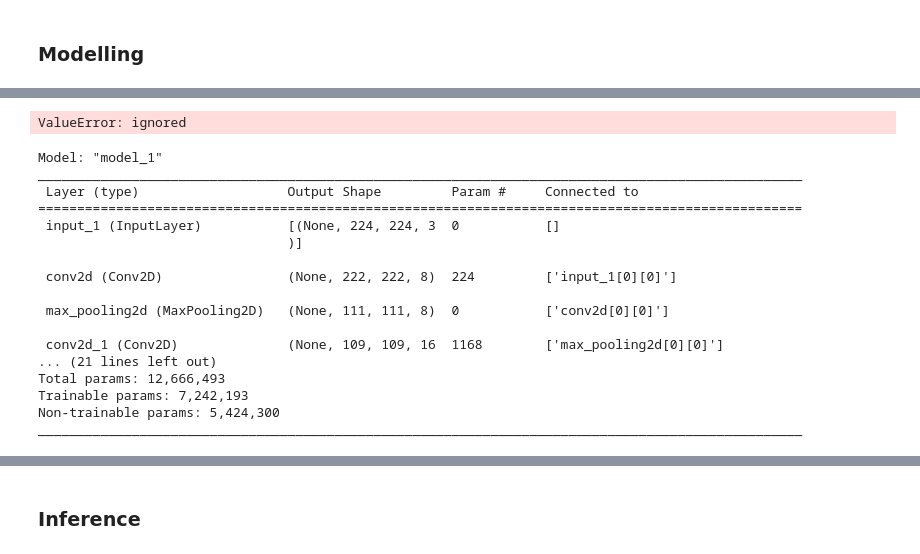
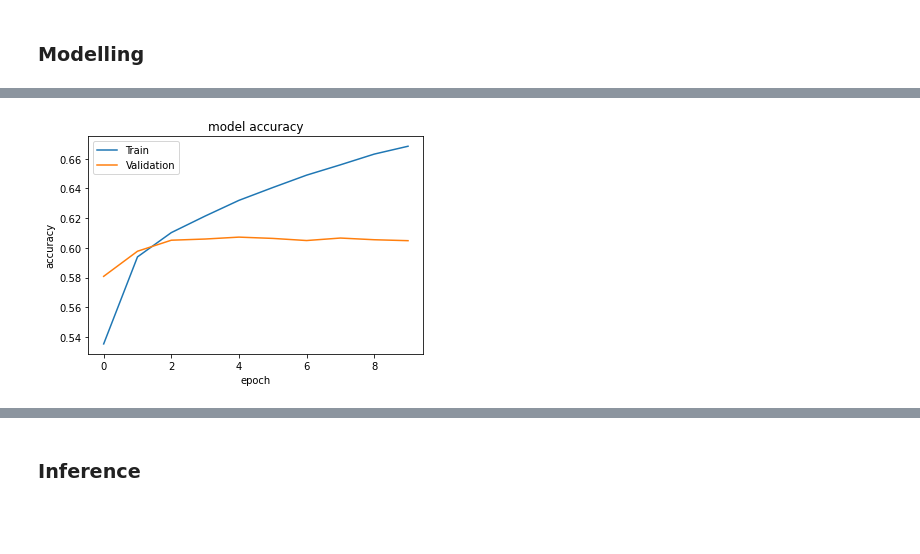
Before and after one commit to poolkit/Image-2-Text, a Jupyter notebook: img2txt.ipynb, the cells around one changed output, grey strips where cells are left out. Cells and saved outputs as stored; diff of their text form; code cells hidden in the pictures; blank space fills up the shorter version.

Commit message:
training done, used different architecture'

```diff
--- a/img2txt.ipynb
+++ b/img2txt.ipynb
@@ -540,3 +312,19 @@ model.compile(loss=tensorflow.keras.losses.SparseCategoricalCrossentropy(),metri
+# %%
+image_input = Input(shape=(512,), name='image_i/p')
+image_output = Dense(256,activation='relu', name='image_dense')(image_input)
+
+text_input = Input(shape=(max_length,), name='text_i/p')
+embed = Embedding(input_dim=vocab_length, output_dim=256, weights=[embed_matrix], trainable=False, name='embeddings')
+text_embed = embed(text_input)
+lstm = LSTM(256, name='lstm')
+text_output = lstm(text_embed)
+
+combine = Add()([image_output, text_output])
+final_dense = Dense(256,activation='relu', name='combine_dense')(combine)
+final_output = Dense(vocab_length, activation='softmax', name='final_dense')(final_dense)
+
+model = Model(inputs=[image_input,text_input], outputs=final_output)
+model.compile(loss=tensorflow.keras.losses.CategoricalCrossentropy(),metrics=['accuracy'],optimizer='adam')
 # %%
 model.summary()
 # %% [output]
@@ -642,12 +368,12 @@ IndentationError: ignored
 # %%
-epochs = 1
-train_steps = len(train_filepaths)//batch_size
-val_steps = len(val_filepaths)//batch_size
+epochs = 10
+batch_size = 32
+train_steps = len(train_images)//batch_size
+val_steps = len(val_images)//batch_size
 # %%
-train_generator = image_generator('train', batch_size)
-val_generator = image_generator('val', batch_size)
+train_generator = batch_generator('train', batch_size)
+val_generator = batch_generator('val', batch_size)
 # %%
 history = model.fit(train_generator, steps_per_epoch=train_steps,
-                    epochs=epochs, validation_data=val_generator, validation_steps=val_steps,
-                    callbacks=[checkpoint_callback, early_stopping_callback])
+                    epochs=epochs, validation_data=val_generator, validation_steps=val_steps)
 # %% [output]
@@ -766,24 +399,0 @@ model1.compile(loss=tf.keras.losses.SparseCategoricalCrossentropy(),metrics=['ac
-# %%
-model1.load_weights('/content/drive/MyDrive/Projects/Image_captioning/saved_weights/model.02-0.72.h5')
-# %% [output]
-ValueError: ignored
-# %%
-model1.summary()
-# %% [output]
-Model: "model_1"
-__________________________________________________________________________________________________
- Layer (type)                   Output Shape         Param #     Connected to
-==================================================================================================
- input_1 (InputLayer)           [(None, 224, 224, 3  0           []
-                                )]
-
- conv2d (Conv2D)                (None, 222, 222, 8)  224         ['input_1[0][0]']
-
- max_pooling2d (MaxPooling2D)   (None, 111, 111, 8)  0           ['conv2d[0][0]']
-
- conv2d_1 (Conv2D)              (None, 109, 109, 16  1168        ['max_pooling2d[0][0]']
-... (21 lines left out)
-Total params: 12,666,493
-Trainable params: 7,242,193
-Non-trainable params: 5,424,300
-__________________________________________________________________________________________________
@@ -789,0 +407,10 @@ ________________________________________________________________________________
+# %%
+plt.plot(history.history['accuracy'])
+plt.plot(history.history['val_accuracy'])
+plt.title('model accuracy')
+plt.ylabel('accuracy')
+plt.xlabel('epoch')
+plt.legend(['Train', 'Validation'], loc='upper left')
+plt.show()
+# %% [output]
+[figure, added]
```
Also changed, not shown: parts of 128 cells of this notebook, 8 other files.
